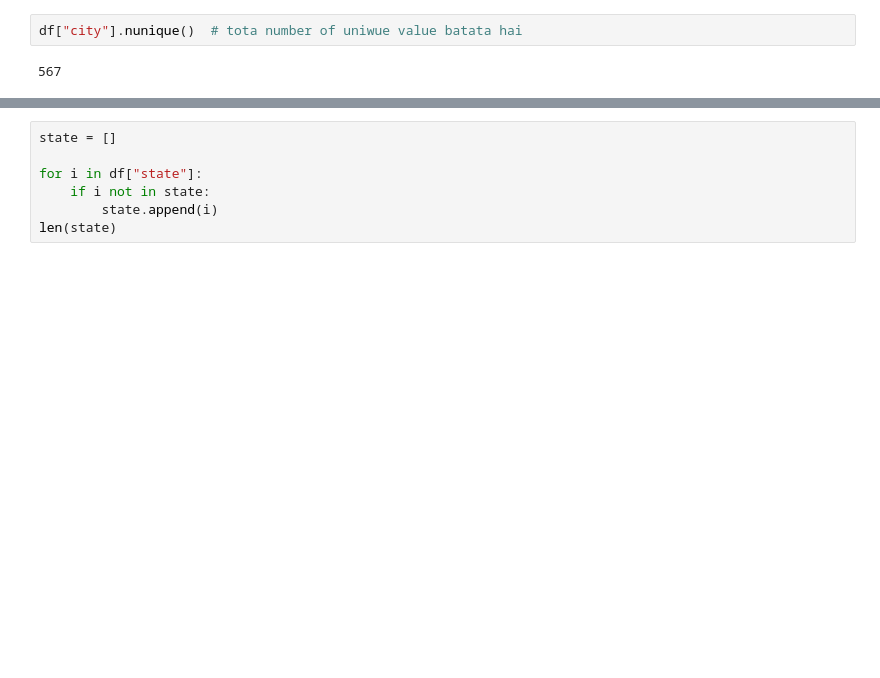
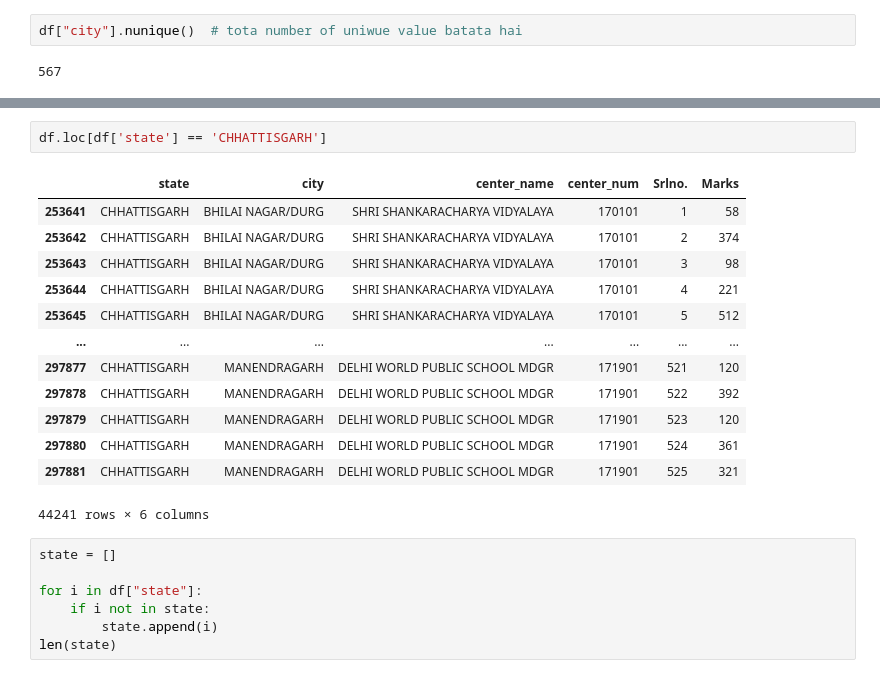
Before and after one commit to paramcgwala-crypto/param_pythonand_ml_turtle_graphic_proper_notation, a Jupyter notebook: basic_Tradition_programing_python/all_neet_marks_2607.ipynb, the cells around one changed output, grey strips where cells are left out. Cells and saved outputs as stored; diff of their text form; blank space fills up the shorter version.

```diff
--- a/basic_Tradition_programing_python/all_neet_marks_2607.ipynb
+++ b/basic_Tradition_programing_python/all_neet_marks_2607.ipynb
@@ -24,3 +115,19 @@ df["city"].nunique()  # tota number of uniwue value batata hai
+# %%
+df.loc[df['state'] == 'CHHATTISGARH']
+# %% [output]
+|  | state | city | center_name | center_num | Srlno. | Marks |
+| 253641 | CHHATTISGARH | BHILAI NAGAR/DURG | SHRI SHANKARACHARYA VIDYALAYA | 170101 | 1 | 58 |
+| 253642 | CHHATTISGARH | BHILAI NAGAR/DURG | SHRI SHANKARACHARYA VIDYALAYA | 170101 | 2 | 374 |
+| 253643 | CHHATTISGARH | BHILAI NAGAR/DURG | SHRI SHANKARACHARYA VIDYALAYA | 170101 | 3 | 98 |
+| 253644 | CHHATTISGARH | BHILAI NAGAR/DURG | SHRI SHANKARACHARYA VIDYALAYA | 170101 | 4 | 221 |
+| 253645 | CHHATTISGARH | BHILAI NAGAR/DURG | SHRI SHANKARACHARYA VIDYALAYA | 170101 | 5 | 512 |
+| ... | ... | ... | ... | ... | ... | ... |
+| 297877 | CHHATTISGARH | MANENDRAGARH | DELHI WORLD PUBLIC SCHOOL MDGR | 171901 | 521 | 120 |
+| 297878 | CHHATTISGARH | MANENDRAGARH | DELHI WORLD PUBLIC SCHOOL MDGR | 171901 | 522 | 392 |
+| 297879 | CHHATTISGARH | MANENDRAGARH | DELHI WORLD PUBLIC SCHOOL MDGR | 171901 | 523 | 120 |
+| 297880 | CHHATTISGARH | MANENDRAGARH | DELHI WORLD PUBLIC SCHOOL MDGR | 171901 | 524 | 361 |
+| 297881 | CHHATTISGARH | MANENDRAGARH | DELHI WORLD PUBLIC SCHOOL MDGR | 171901 | 525 | 321 |
+44241 rows × 6 columns
 # %%
 state = []
 
```
Also changed, not shown: parts of 10 cells of this notebook.
